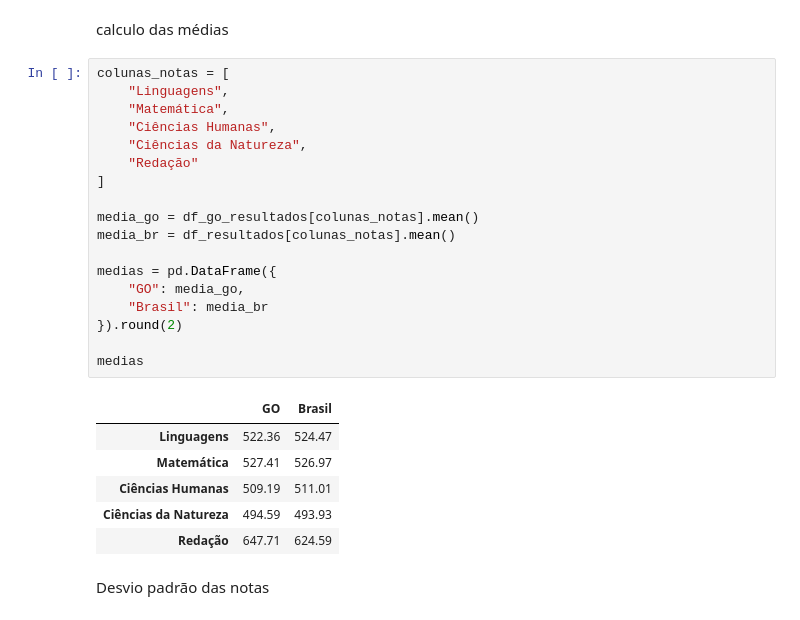
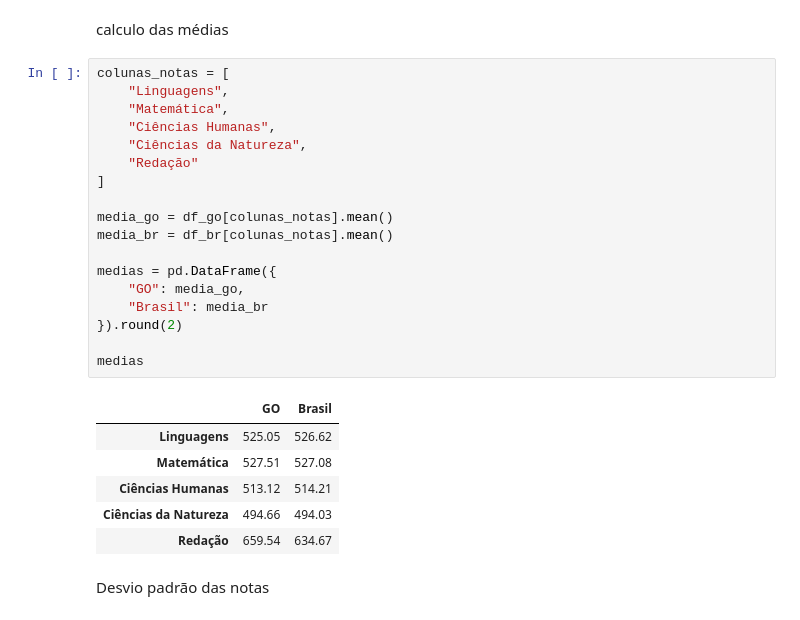
Before and after one commit to Lanzitow/enem-goias-data-analysis, a Jupyter notebook: notebooks/enem_goias_analise.ipynb, the cells around one changed output. Cells and saved outputs as stored; diff of their text form.

```diff
--- a/notebooks/enem_goias_analise.ipynb
+++ b/notebooks/enem_goias_analise.ipynb
@@ -209,28 +209,28 @@ calculo das médias
 # %%
 colunas_notas = [
     "Linguagens",
     "Matemática",
     "Ciências Humanas",
     "Ciências da Natureza",
     "Redação"
 ]
 
-media_go = df_go_resultados[colunas_notas].mean()
-media_br = df_resultados[colunas_notas].mean()
+media_go = df_go[colunas_notas].mean()
+media_br = df_br[colunas_notas].mean()
 
 medias = pd.DataFrame({
     "GO": media_go,
     "Brasil": media_br
 }).round(2)
 
 medias
 # %% [output]
 |  | GO | Brasil |
-| Linguagens | 522.36 | 524.47 |
-| Matemática | 527.41 | 526.97 |
-| Ciências Humanas | 509.19 | 511.01 |
-| Ciências da Natureza | 494.59 | 493.93 |
-| Redação | 647.71 | 624.59 |
+| Linguagens | 525.05 | 526.62 |
+| Matemática | 527.51 | 527.08 |
+| Ciências Humanas | 513.12 | 514.21 |
+| Ciências da Natureza | 494.66 | 494.03 |
+| Redação | 659.54 | 634.67 |
 # %% [markdown]
 Desvio padrão das notas
 # %%
```
Also changed, not shown: parts of 11 cells of this notebook.
